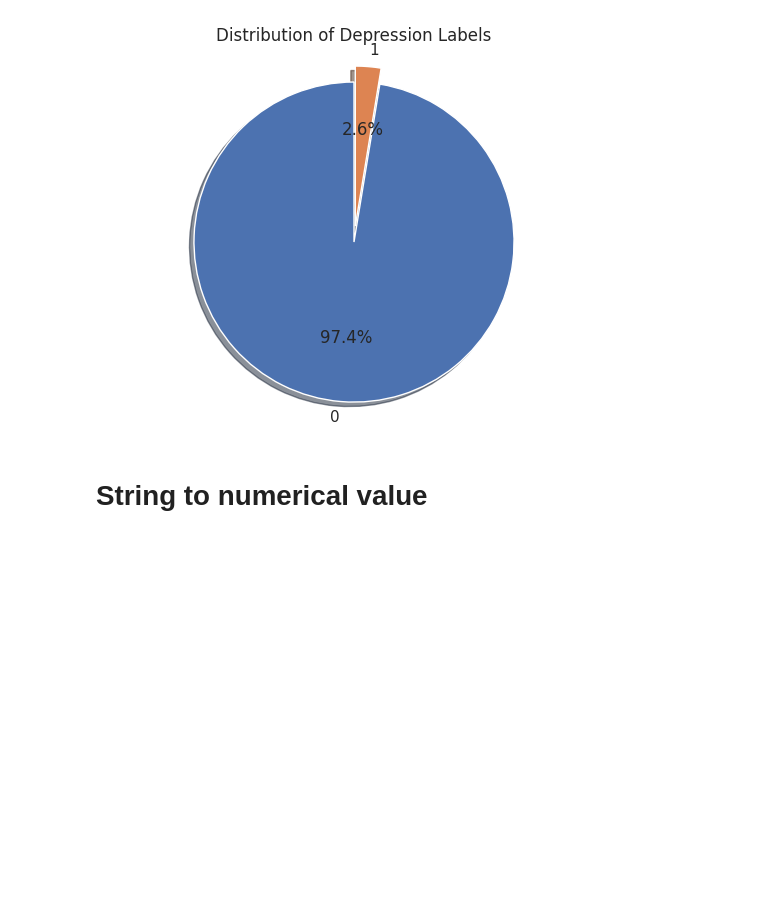
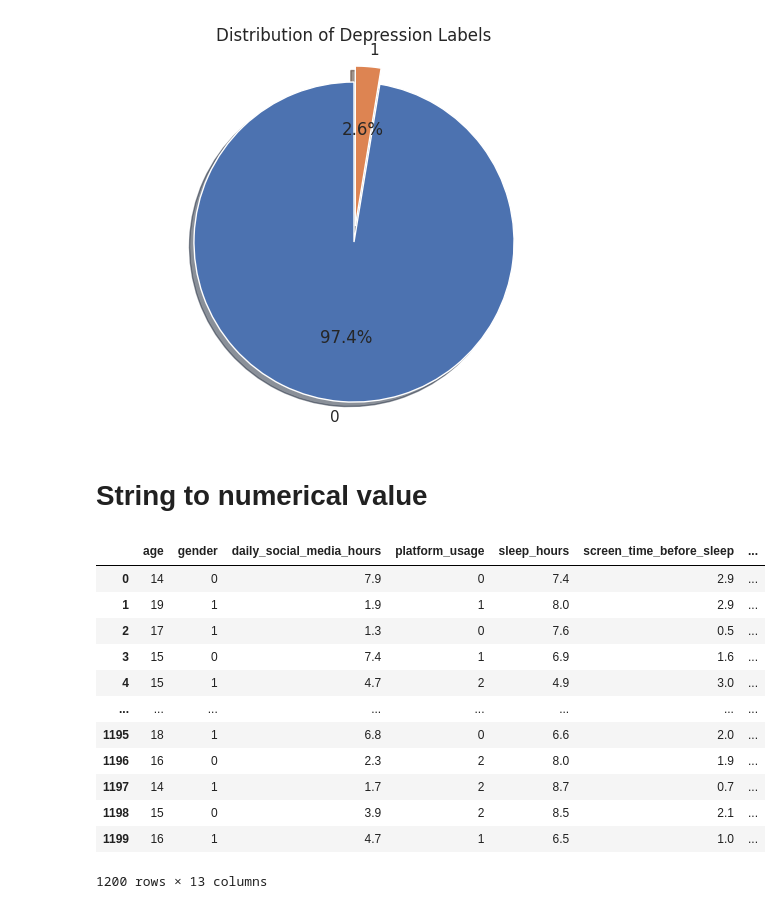
Before and after one commit to ILoveBacteria/data-mining-homeworks, a Jupyter notebook: homework3/notebook.ipynb, the cells around one changed output. Cells and saved outputs as stored; diff of their text form; code cells hidden in the pictures; blank space fills up the shorter version.

```diff
--- a/homework3/notebook.ipynb
+++ b/homework3/notebook.ipynb
@@ -247,0 +265,16 @@ plt.show()
+# %%
+df
+# %% [output]
+|  | age | gender | daily_social_media_hours | platform_usage | sleep_hours | screen_time_before_sleep | ... |
+| 0 | 14 | 0 | 7.9 | 0 | 7.4 | 2.9 | ... |
+| 1 | 19 | 1 | 1.9 | 1 | 8.0 | 2.9 | ... |
+| 2 | 17 | 1 | 1.3 | 0 | 7.6 | 0.5 | ... |
+| 3 | 15 | 0 | 7.4 | 1 | 6.9 | 1.6 | ... |
+| 4 | 15 | 1 | 4.7 | 2 | 4.9 | 3.0 | ... |
+| ... | ... | ... | ... | ... | ... | ... | ... |
+| 1195 | 18 | 1 | 6.8 | 0 | 6.6 | 2.0 | ... |
+| 1196 | 16 | 0 | 2.3 | 2 | 8.0 | 1.9 | ... |
+| 1197 | 14 | 1 | 1.7 | 2 | 8.7 | 0.7 | ... |
+| 1198 | 15 | 0 | 3.9 | 2 | 8.5 | 2.1 | ... |
+| 1199 | 16 | 1 | 4.7 | 1 | 6.5 | 1.0 | ... |
+1200 rows × 13 columns
```
Also changed, not shown: parts of 4 cells of this notebook.
